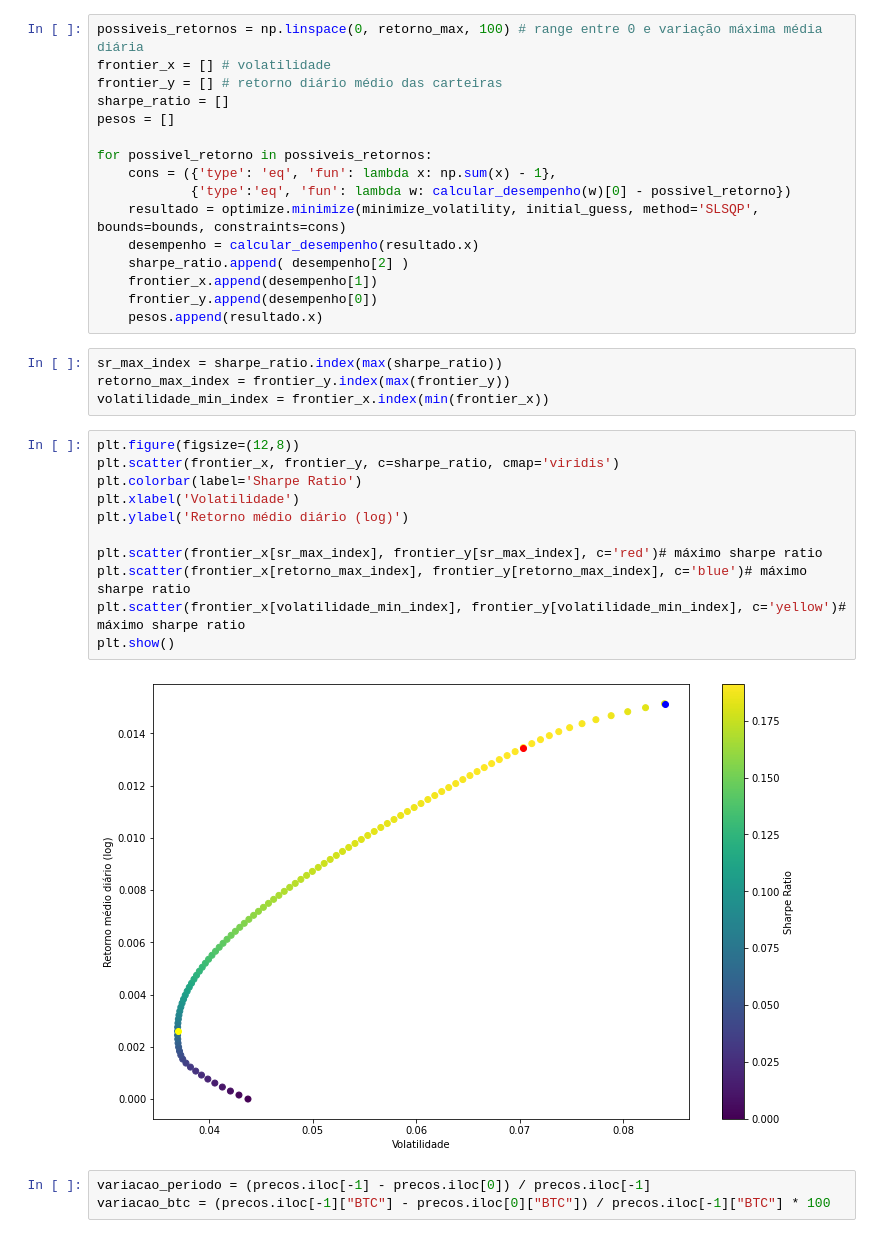
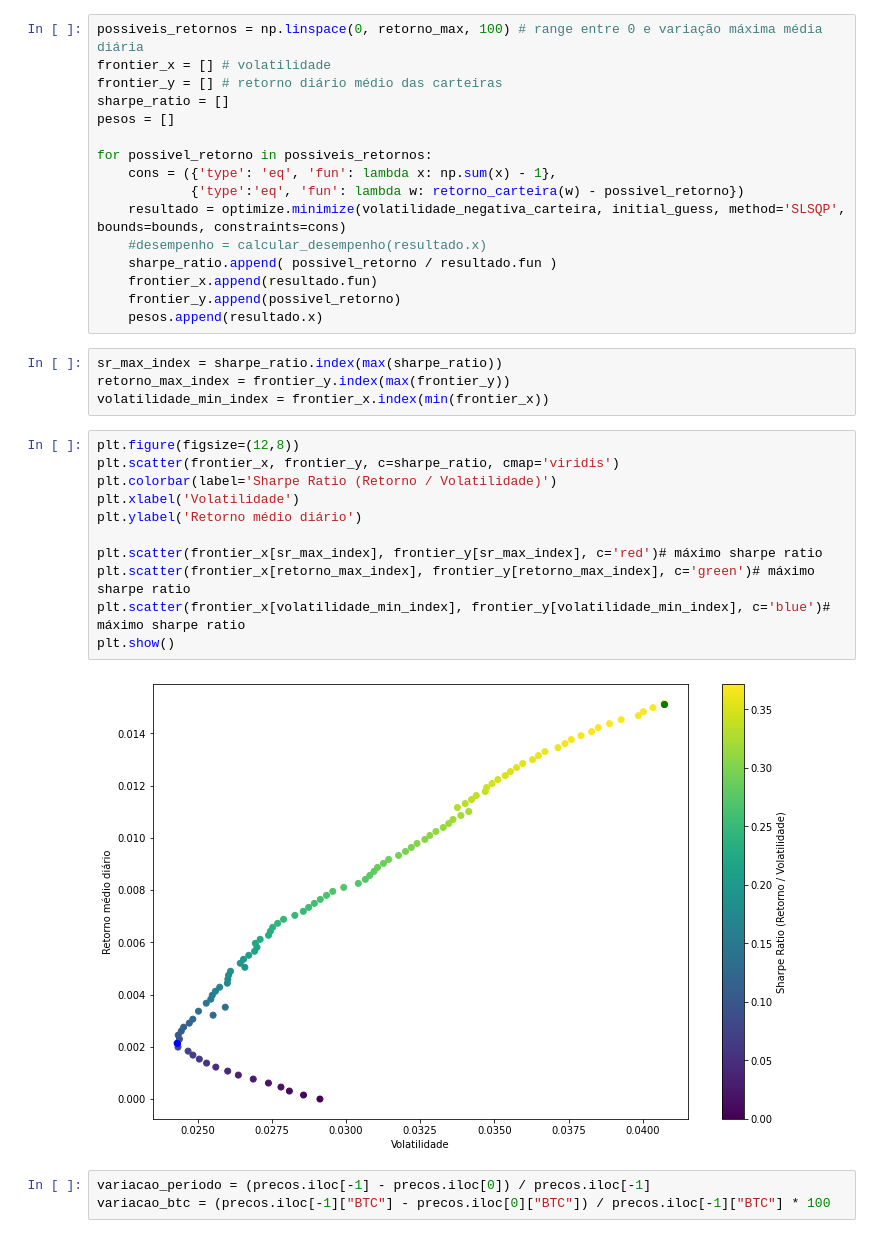
Before and after one commit to lamartinet/cripto, a Jupyter notebook: portfolio/src/otimizacao_carteiras.ipynb, the cells around one changed output. Drawn from its saved outputs; the diff is of its cells as text.

```diff
--- a/portfolio/src/otimizacao_carteiras.ipynb
+++ b/portfolio/src/otimizacao_carteiras.ipynb
@@ -73,12 +85,12 @@ pesos = []
 
 for possivel_retorno in possiveis_retornos:
     cons = ({'type': 'eq', 'fun': lambda x: np.sum(x) - 1},
-            {'type':'eq', 'fun': lambda w: calcular_desempenho(w)[0] - possivel_retorno})
-    resultado = optimize.minimize(minimize_volatility, initial_guess, method='SLSQP', bounds=bounds, constraints=cons)
-    desempenho = calcular_desempenho(resultado.x)
-    sharpe_ratio.append( desempenho[2] )
-    frontier_x.append(desempenho[1])
-    frontier_y.append(desempenho[0])
+            {'type':'eq', 'fun': lambda w: retorno_carteira(w) - possivel_retorno})
+    resultado = optimize.minimize(volatilidade_negativa_carteira, initial_guess, method='SLSQP', bounds=bounds, constraints=cons)
+    #desempenho = calcular_desempenho(resultado.x)
+    sharpe_ratio.append( possivel_retorno / resultado.fun )
+    frontier_x.append(resultado.fun)
+    frontier_y.append(possivel_retorno)
     pesos.append(resultado.x)
 # %%
 sr_max_index = sharpe_ratio.index(max(sharpe_ratio))
@@ -87,16 +99,16 @@ volatilidade_min_index = frontier_x.index(min(frontier_x))
 # %%
 plt.figure(figsize=(12,8))
 plt.scatter(frontier_x, frontier_y, c=sharpe_ratio, cmap='viridis')
-plt.colorbar(label='Sharpe Ratio')
+plt.colorbar(label='Sharpe Ratio (Retorno / Volatilidade)')
 plt.xlabel('Volatilidade')
-plt.ylabel('Retorno médio diário (log)')
+plt.ylabel('Retorno médio diário')
 
 plt.scatter(frontier_x[sr_max_index], frontier_y[sr_max_index], c='red')# máximo sharpe ratio
-plt.scatter(frontier_x[retorno_max_index], frontier_y[retorno_max_index], c='blue')# máximo sharpe ratio
-plt.scatter(frontier_x[volatilidade_min_index], frontier_y[volatilidade_min_index], c='yellow')# máximo sharpe ratio
+plt.scatter(frontier_x[retorno_max_index], frontier_y[retorno_max_index], c='green')# máximo sharpe ratio
+plt.scatter(frontier_x[volatilidade_min_index], frontier_y[volatilidade_min_index], c='blue')# máximo sharpe ratio
 plt.show()
 # %% [output]
-[figure, old version]
+[figure, new version]
 # %%
 variacao_periodo = (precos.iloc[-1] - precos.iloc[0]) / precos.iloc[-1]
 variacao_btc = (precos.iloc[-1]["BTC"] - precos.iloc[0]["BTC"]) / precos.iloc[-1]["BTC"] * 100
```
Also changed, not shown: parts of 4 cells of this notebook, 3 other files.
